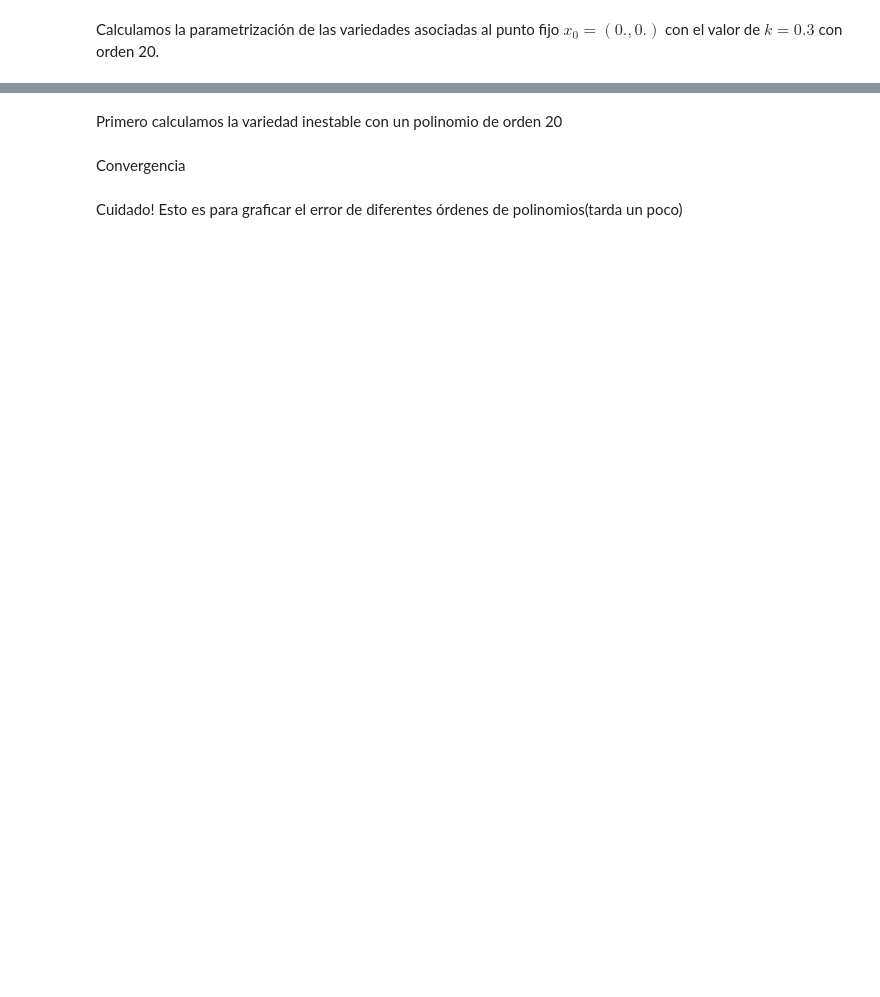
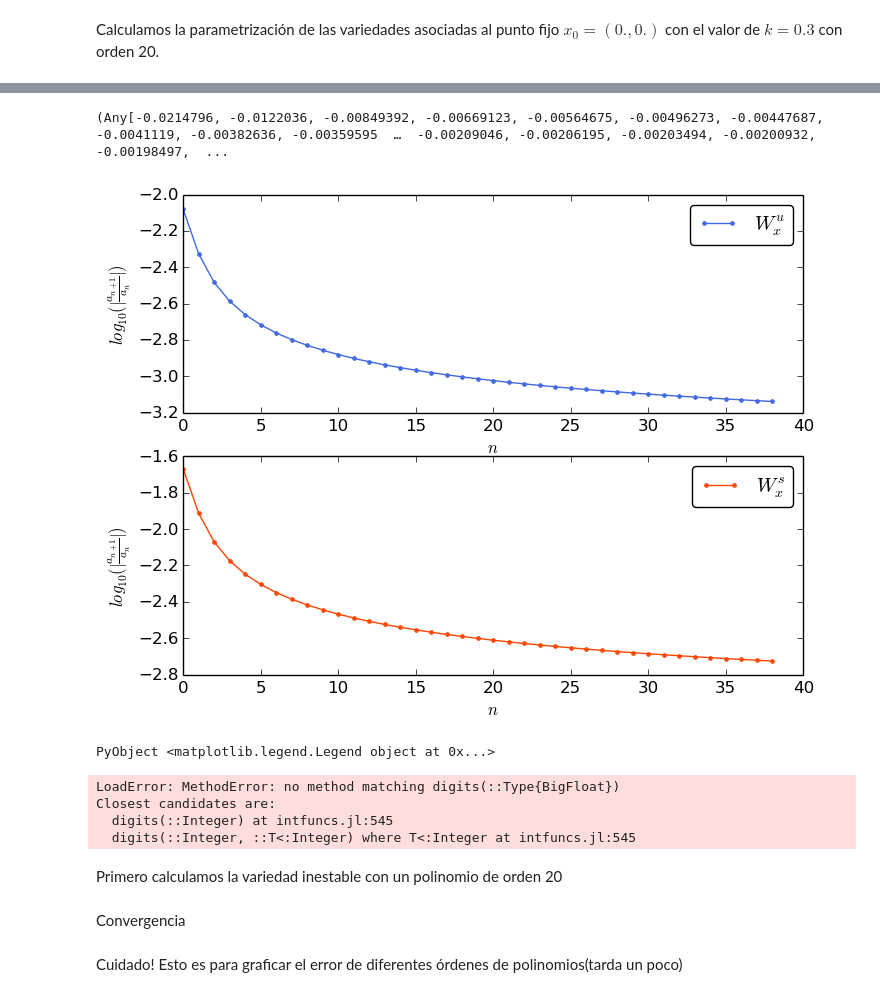
Before and after one commit to alvarezeve/Tesis-Variedades-Estables-e-inestables, a Jupyter notebook: Estandar tesis.ipynb, the cells around one changed output, grey strips where cells are left out. Cells and saved outputs as stored; diff of their text form; code cells hidden in the pictures; blank space fills up the shorter version.

```diff
--- a/Estandar tesis.ipynb
+++ b/Estandar tesis.ipynb
@@ -46,12 +48,12 @@ estandar6(x,y)=Estandar(x,y,k)
 # %% [markdown]
 Calculamos la parametrización de las variedades asociadas al punto fijo $x_{0}=(0.,0.)$ con el valor de $k=0.3$ con orden 20.
 # %%
-OrI = 20
+OrI = 80
 x_fijo = [0.,0.]
 tiempo = [-10.,10.]
 delta_t = 0.125
-Wa, fa, vec_prop_a, val_prop_a = Estable(estandar1,OrI , x_fijo,tiempo, delta_t);
-Wb, fb, vec_prop_b, val_prop_b = Inestable(estandarI,OrI , x_fijo,tiempo, delta_t);
+Wa, fa, vec_prop_a, val_prop_a = Estable(estandar2,OrI , x_fijo,tiempo, delta_t);
+Wb, fb, vec_prop_b, val_prop_b = Inestable(estandar2,OrI , x_fijo,tiempo, delta_t);
 # %%
 #Graficar([-.1,-7.4], 0.025, 0.3, Wa[1],Wa[2],[0.,0.],"orangered")
 Graficar([-0.1,-7.2], -0.025, 0.3, Wb[1],Wb[2],[0.,0.],"royalblue")
@@ -71,3 +97,34 @@ legend(loc="lower right",fancybox="true" )
+# %%
+
+Conver03U=Convergencia(Wa[1],Wa[2])#Convergencia segun Hadamard
+Conver03S=Convergencia(Wb[1],Wb[2])
+# %% [output]
+(Any[-0.0214796, -0.0122036, -0.00849392, -0.00669123, -0.00564675, -0.00496273, -0.00447687, -0.0041119, -0.00382636, -0.00359595  …  -0.00209046, -0.00206195, -0.00203494, -0.00200932, -0.00198497,  ...
+# %%
+Ca1=[log10(abs(Conver03U[1][i])) for i in 1:length(Conver03U[1])]
+Cb1=[log10(abs(Conver03S[1][i])) for i in 1:length(Conver03S[1])]
+
+subplot(2,1,1)
+plot(Ca1,marker=".",label=L"W^{u}_{x}",color="royalblue")
+xlabel(L"n")
+ylabel(L"log_{10}(|\frac{a_{n+1}}{a_{n}}|)")
+legend(loc="low right",fancybox="true" )
+
+subplot(2,1,2)
+plot(Cb1,marker=".",label=L"W^{s}_{x}",color="orangered")
+xlabel(L"n")
+ylabel(L"log_{10}(|\frac{a_{n+1}}{a_{n}}|)")
+legend(loc="low right",fancybox="true" )
+# %% [output]
+[figure, added]
+PyObject <matplotlib.legend.Legend object at 0x...>
+# %%
+digits(BigFloat)
+# %% [output]
+LoadError: MethodError: no method matching digits(::Type{BigFloat})
+Closest candidates are:
+  digits(::Integer) at intfuncs.jl:545
+  digits(::Integer, ::T<:Integer) where T<:Integer at intfuncs.jl:545
 # %%
 OrI = 20
 x_fijo = [0.,0.]
```
Also changed, not shown: parts of 7 cells of this notebook, 41 other files.
